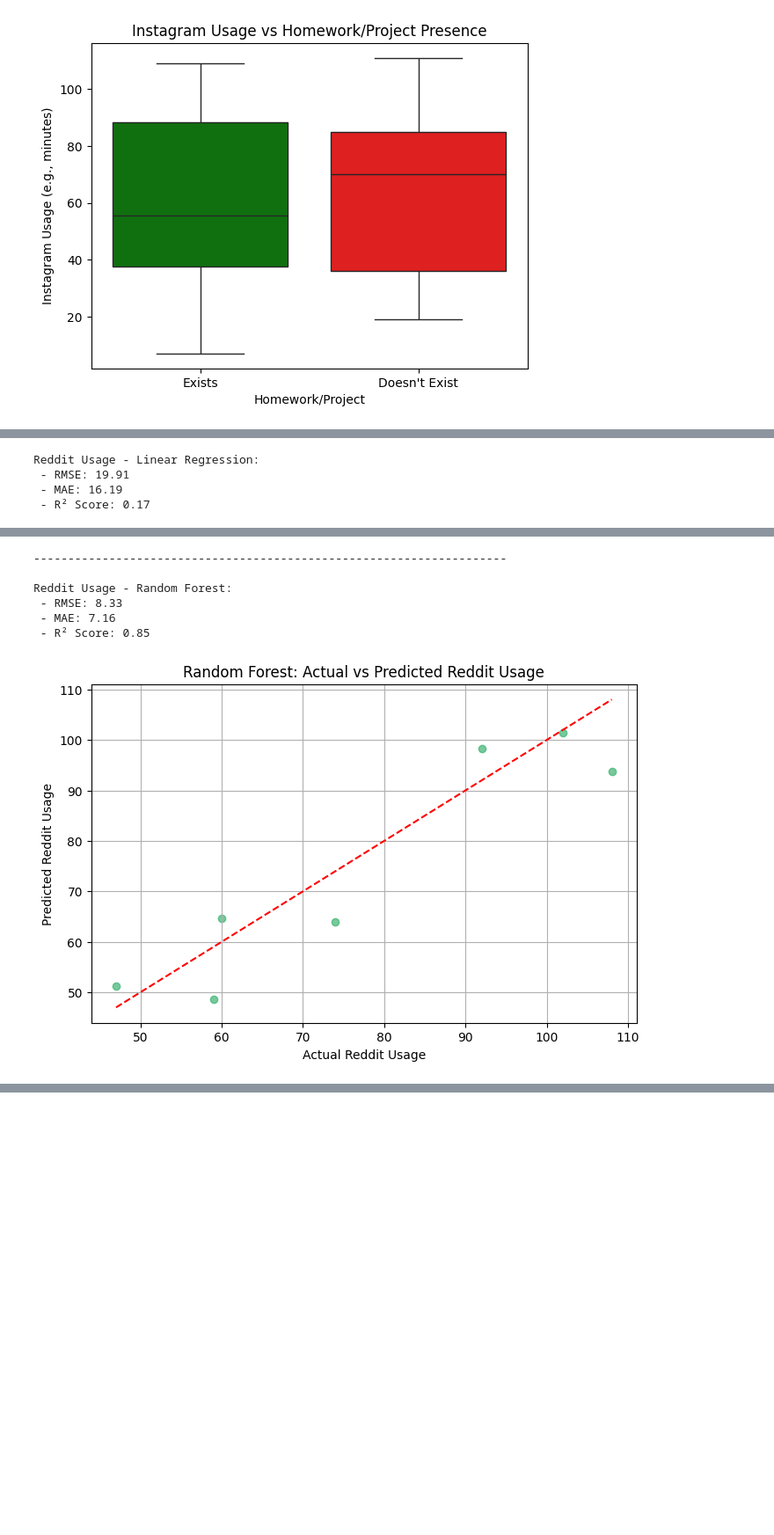
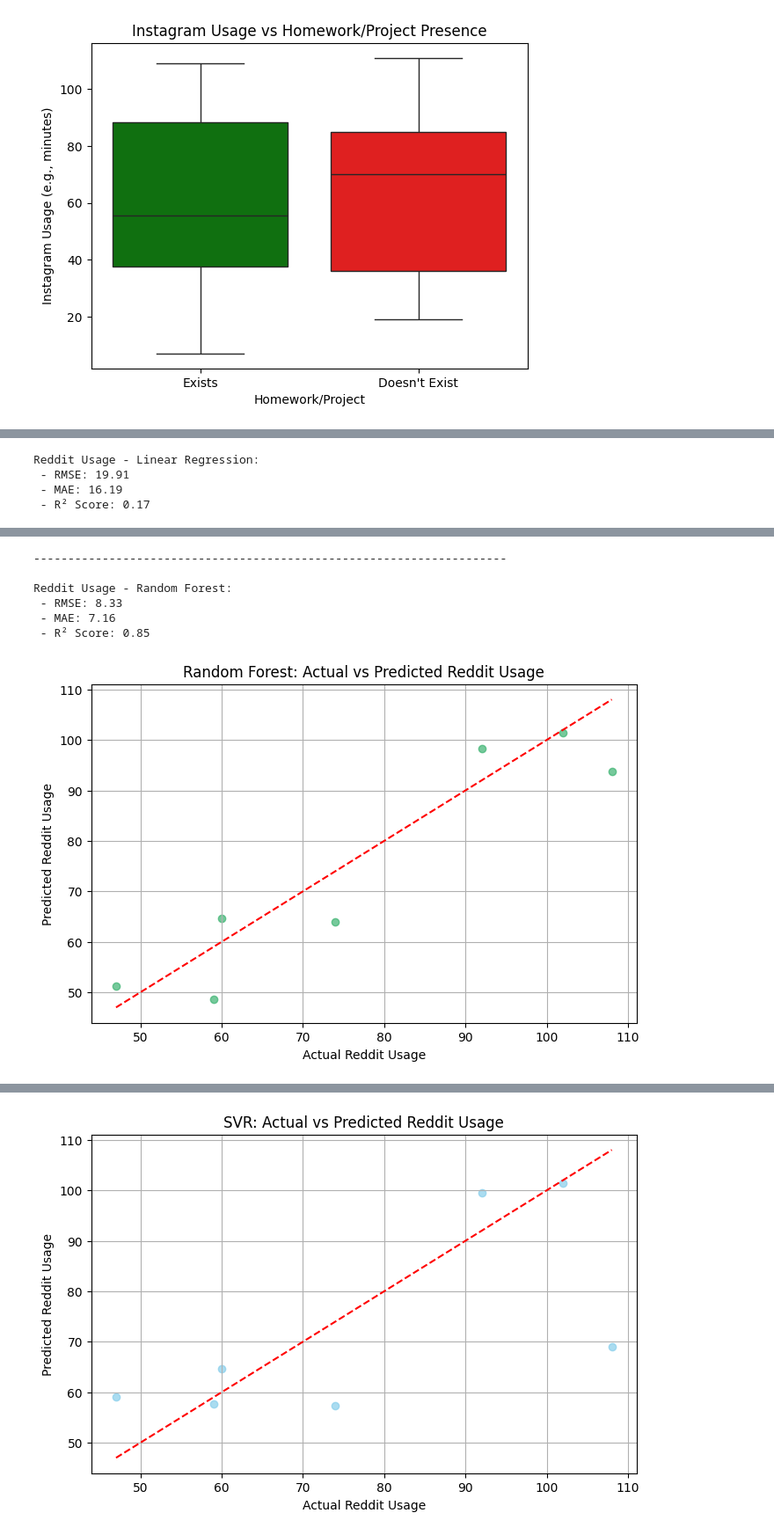
Before and after one commit to EdizKarli/Dsa210-Proj, a Jupyter notebook: dsa210proj.ipynb, the cells around one changed output, grey strips where cells are left out. Shown at 88% size. Drawn from its saved outputs; the diff is of its cells as text; code cells hidden in the pictures; blank space fills up the shorter version.

```diff
--- a/dsa210proj.ipynb
+++ b/dsa210proj.ipynb
@@ -650,5 +842,5 @@ Instagram Usage - Random Forest:
 # %%
-# 2. Predicting Reddit Usage
+# 3. Predicting Reddit Usage
 X_reddit = df[features]
 y_reddit = df['Reddit Usage']
 X_train_r, X_test_r, y_train_r, y_test_r = train_test_split(X_reddit, y_reddit, test_size=0.2, random_state=42)
@@ -712,6 +904,81 @@ plt.ylabel("Predicted Reddit Usage")
 plt.title("Random Forest: Actual vs Predicted Reddit Usage")
 plt.grid(True)
 plt.show()
+
+print("---------------------------------------------------------------------")
+print()
+
+
+scaler_XR = StandardScaler()
+scaler_yR = StandardScaler()
+
+X_train_scaled_r = scaler_XR.fit_transform(X_train_r)
+X_test_scaled_r = scaler_XR.transform(X_test_r)
+y_train_scaled_r = scaler_yR.fit_transform(y_train_r.values.reshape(-1, 1)).ravel()
+
+# SVR for Reddit Usage
+svr_r = SVR(kernel='rbf')
+svr_r.fit(X_train_scaled_r, y_train_scaled_r)
+y_pred_svr_scaled_r = svr_r.predict(X_test_scaled_r)
+y_pred_svr_r = scaler_yR.inverse_transform(y_pred_svr_scaled_r.reshape(-1, 1))
+
+print("Reddit Usage - Support Vector Regression:")
+print(f" - RMSE: {np.sqrt(mean_squared_error(y_test_r, y_pred_svr_r)):.2f}")
+print(f" - MAE: {mean_absolute_error(y_test_r, y_pred_svr_r):.2f}")
+print(f" - R² Score: {r2_score(y_test_r, y_pred_svr_r):.2f}")
+
+plt.figure(figsize=(8, 5))
+plt.scatter(y_test_r, y_pred_svr_r, alpha=0.7, color='skyblue')
+plt.plot([y_test_r.min(), y_test_r.max()], [y_test_r.min(), y_test_r.max()], 'r--')
+plt.xlabel("Actual Reddit Usage")
+plt.ylabel("Predicted Reddit Usage")
+plt.title("SVR: Actual vs Predicted Reddit Usage")
+plt.grid(True)
+plt.show()
+
+print("---------------------------------------------------------------------")
+print()
+
+# KNN for Reddit Usage
+knn_r = KNeighborsRegressor(n_neighbors=5)
+knn_r.fit(X_train_r, y_train_r)
+y_pred_knn_r = knn_r.predict(X_test_r)
+
+print("Reddit Usage - KNN Regression:")
+print(f" - RMSE: {np.sqrt(mean_squared_error(y_test_r, y_pred_knn_r)):.2f}")
+print(f" - MAE: {mean_absolute_error(y_test_r, y_pred_knn_r):.2f}")
+print(f" - R² Score: {r2_score(y_test_r, y_pred_knn_r):.2f}")
+
+plt.figure(figsize=(8, 5))
+plt.scatter(y_test_r, y_pred_knn_r, alpha=0.7, color='teal')
+plt.plot([y_test_r.min(), y_test_r.max()], [y_test_r.min(), y_test_r.max()], 'r--')
+plt.xlabel("Actual Reddit Usage")
+plt.ylabel("Predicted Reddit Usage")
+plt.title("KNN: Actual vs Predicted Reddit Usage")
+plt.grid(True)
+plt.show()
+
+print("---------------------------------------------------------------------")
+print()
+
+# Gradient Boosting for Reddit Usage
+gbr_r = GradientBoostingRegressor(random_state=42)
+gbr_r.fit(X_train_r, y_train_r)
+y_pred_gbr_r = gbr_r.predict(X_test_r)
+
+print("Reddit Usage - Gradient Boosting:")
+print(f" - RMSE: {np.sqrt(mean_squared_error(y_test_r, y_pred_gbr_r)):.2f}")
+print(f" - MAE: {mean_absolute_error(y_test_r, y_pred_gbr_r):.2f}")
+print(f" - R² Score: {r2_score(y_test_r, y_pred_gbr_r):.2f}")
+
+plt.figure(figsize=(8, 5))
+plt.scatter(y_test_r, y_pred_gbr_r, alpha=0.7, color='goldenrod')
+plt.plot([y_test_r.min(), y_test_r.max()], [y_test_r.min(), y_test_r.max()], 'r--')
+plt.xlabel("Actual Reddit Usage")
+plt.ylabel("Predicted Reddit Usage")
+plt.title("Gradient Boosting: Actual vs Predicted Reddit Usage")
+plt.grid(True)
+plt.show()
 # %% [output]
 Reddit Usage - Linear Regression:
  - RMSE: 19.91
@@ -734,0 +1008 @@ Reddit Usage - Random Forest:
+[figure, added]
```
Also changed, not shown: parts of 4 cells of this notebook.
